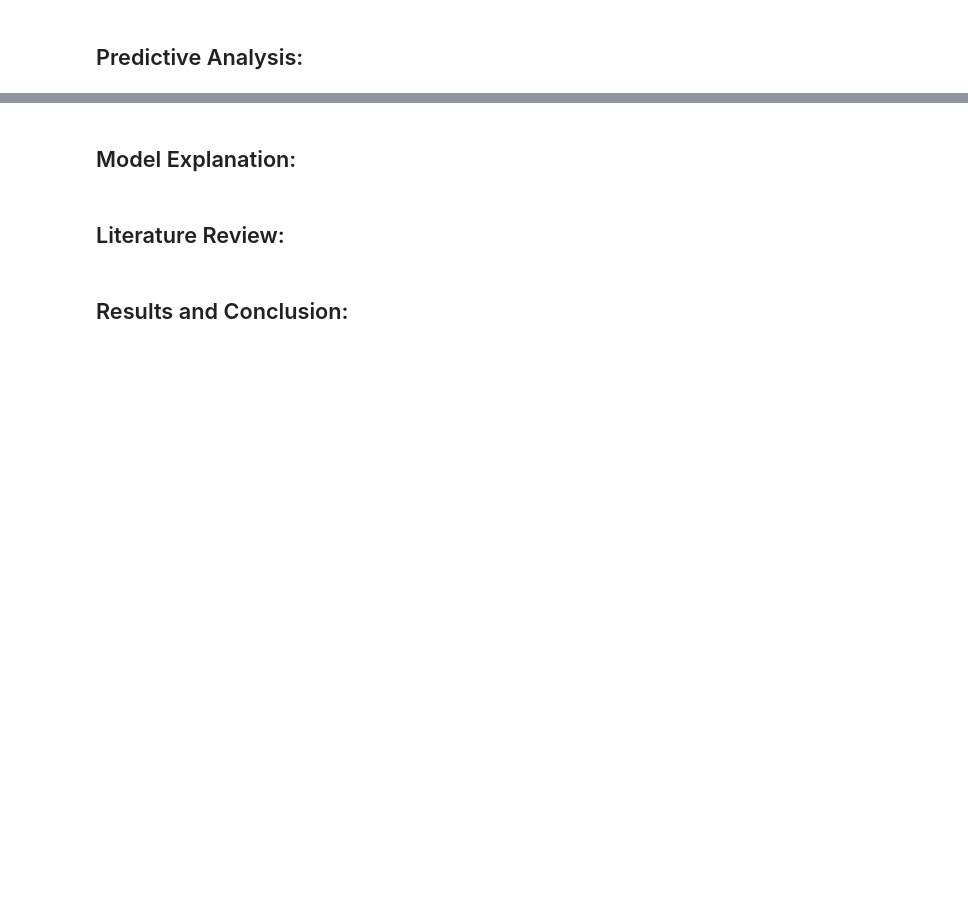
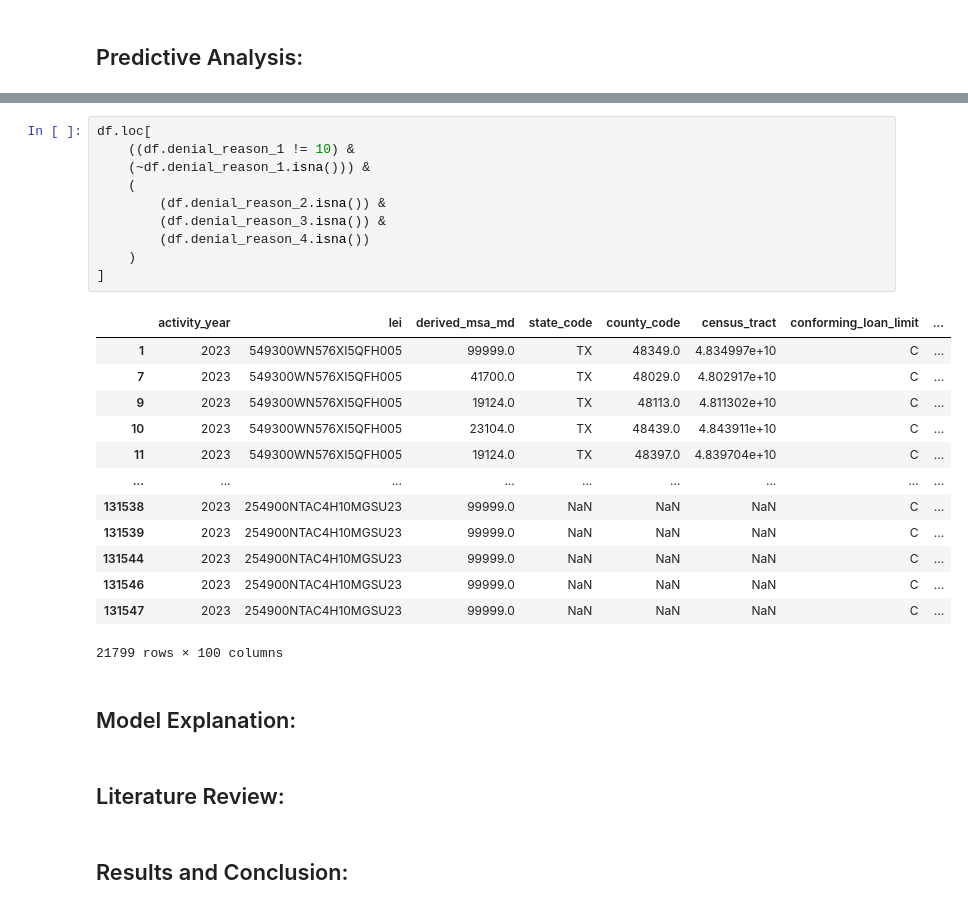
Before and after one commit to BrandonDioneda/CSE158---Loan-Predictor, a Jupyter notebook: a2.ipynb, the cells around one changed output, grey strips where cells are left out. Cells and saved outputs as stored; diff of their text form; blank space fills up the shorter version.

Commit message:
who got a loan?

```diff
--- a/a2.ipynb
+++ b/a2.ipynb
@@ -82,3 +131,27 @@ Axes(0.125,0.11;0.62x0.77)
+# %%
+df.loc[
+    ((df.denial_reason_1 != 10) &
+    (~df.denial_reason_1.isna())) &
+    (
+        (df.denial_reason_2.isna()) &
+        (df.denial_reason_3.isna()) &
+        (df.denial_reason_4.isna())
+    )
+]
+# %% [output]
+|  | activity_year | lei | derived_msa_md | state_code | county_code | census_tract | conforming_loan_limit | ... |
+| 1 | 2023 | 549300WN576XI5QFH005 | 99999.0 | TX | 48349.0 | 4.834997e+10 | C | ... |
+| 7 | 2023 | 549300WN576XI5QFH005 | 41700.0 | TX | 48029.0 | 4.802917e+10 | C | ... |
+| 9 | 2023 | 549300WN576XI5QFH005 | 19124.0 | TX | 48113.0 | 4.811302e+10 | C | ... |
+| 10 | 2023 | 549300WN576XI5QFH005 | 23104.0 | TX | 48439.0 | 4.843911e+10 | C | ... |
+| 11 | 2023 | 549300WN576XI5QFH005 | 19124.0 | TX | 48397.0 | 4.839704e+10 | C | ... |
+| ... | ... | ... | ... | ... | ... | ... | ... | ... |
+| 131538 | 2023 | 254900NTAC4H10MGSU23 | 99999.0 | NaN | NaN | NaN | C | ... |
+| 131539 | 2023 | 254900NTAC4H10MGSU23 | 99999.0 | NaN | NaN | NaN | C | ... |
+| 131544 | 2023 | 254900NTAC4H10MGSU23 | 99999.0 | NaN | NaN | NaN | C | ... |
+| 131546 | 2023 | 254900NTAC4H10MGSU23 | 99999.0 | NaN | NaN | NaN | C | ... |
+| 131547 | 2023 | 254900NTAC4H10MGSU23 | 99999.0 | NaN | NaN | NaN | C | ... |
+21799 rows × 100 columns
 # %% [markdown]
 ## Model Explanation:
 # %% [markdown]
```
Also changed, not shown: parts of 8 cells of this notebook.
